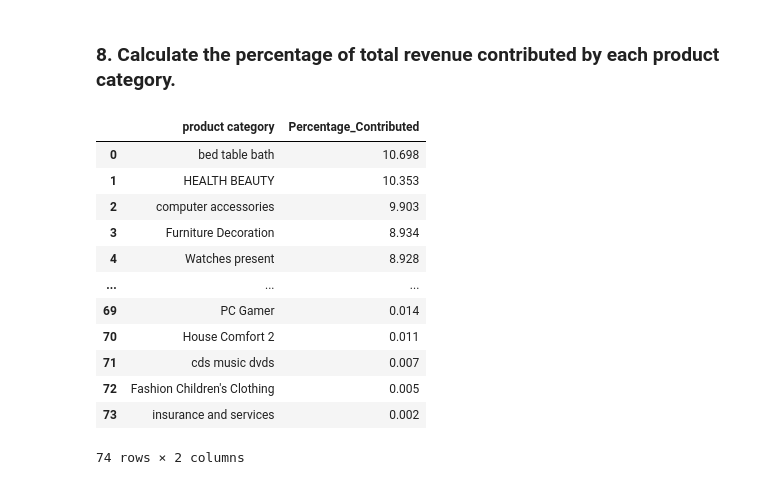
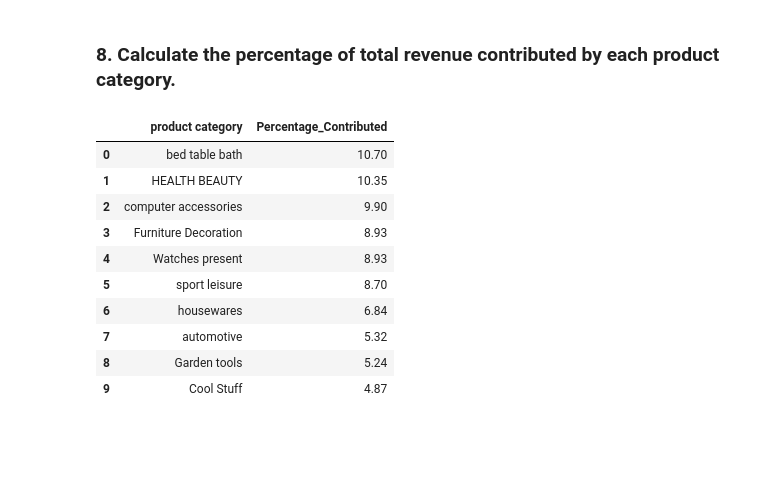
Before and after one commit to 87690ut/Power-BI-Portfolio, a Jupyter notebook: End_to_End_Ecommerce_SQL_Python_Power-BI/Python_EDA_and_Analysis/data_analysis.ipynb, the cells around one changed output. Drawn from its saved outputs; the diff is of its cells as text; code cells hidden in the pictures; blank space fills up the shorter version.

```diff
--- a/End_to_End_Ecommerce_SQL_Python_Power-BI/Python_EDA_and_Analysis/data_analysis.ipynb
+++ b/End_to_End_Ecommerce_SQL_Python_Power-BI/Python_EDA_and_Analysis/data_analysis.ipynb
@@ -160,29 +160,27 @@ df.head(10)
 # %% [markdown]
 ### 8. Calculate the percentage of total revenue contributed by each product category.
 # %%
-query = """select `product category`, round(sum(payments.payment_value) / (select sum(payments.payment_value) from payments)*100,3)  as Percentage_Contributed
+query = """select `product category`, round(sum(payments.payment_value) / (select sum(payments.payment_value) from payments)*100,2)  as Percentage_Contributed
 from products
 join order_items
 on products.product_id = order_items.product_id
 join payments
 on order_items.order_id = payments.order_id
 group by `product category`
 order by Percentage_Contributed desc;"""
 result = pd.read_sql(query,con=engine)
 result
 df = pd.DataFrame(result)
-df
+df.head(10)
 # %% [output]
 |  | product category | Percentage_Contributed |
-| 0 | bed table bath | 10.698 |
-| 1 | HEALTH BEAUTY | 10.353 |
-| 2 | computer accessories | 9.903 |
-| 3 | Furniture Decoration | 8.934 |
-| 4 | Watches present | 8.928 |
-| ... | ... | ... |
-| 69 | PC Gamer | 0.014 |
-| 70 | House Comfort 2 | 0.011 |
-| 71 | cds music dvds | 0.007 |
-| 72 | Fashion Children's Clothing | 0.005 |
-| 73 | insurance and services | 0.002 |
+| 0 | bed table bath | 10.70 |
+| 1 | HEALTH BEAUTY | 10.35 |
+| 2 | computer accessories | 9.90 |
+| 3 | Furniture Decoration | 8.93 |
+| 4 | Watches present | 8.93 |
+| 5 | sport leisure | 8.70 |
+| 6 | housewares | 6.84 |
+| 7 | automotive | 5.32 |
+| 8 | Garden tools | 5.24 |
+| 9 | Cool Stuff | 4.87 |
-74 rows × 2 columns
```
Also changed, not shown: parts of 15 cells of this notebook.
